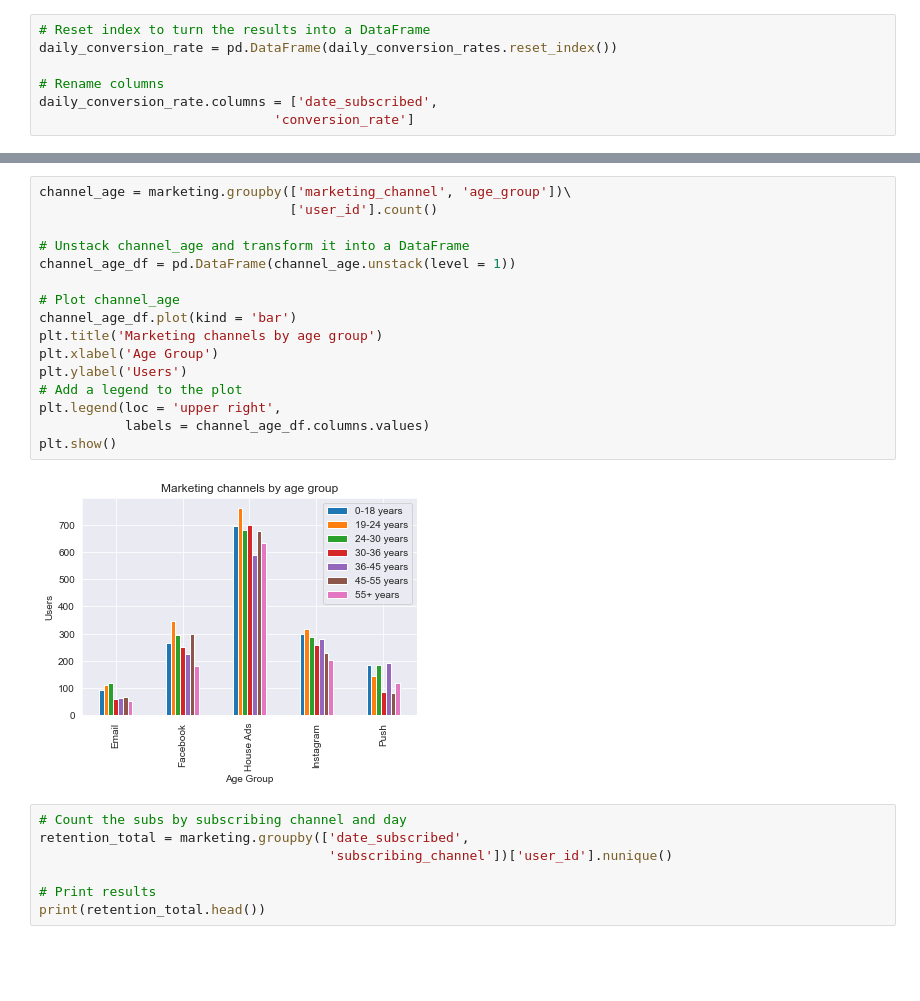
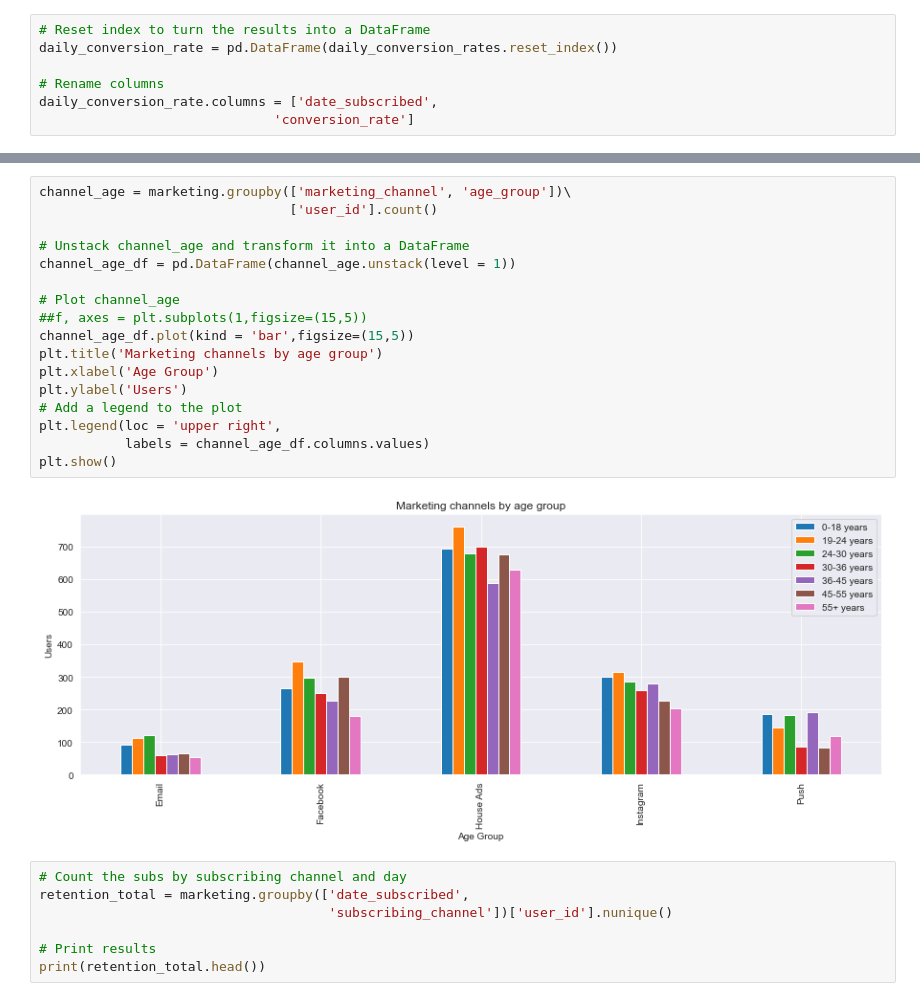
Before and after one commit to Stankevix/Marketing-Analytics-with-Python, a Jupyter notebook: Analyzing Marketing Campaigns with pandas/marketing_analysis.ipynb, the cells around one changed output, grey strips where cells are left out. Drawn from its saved outputs; the diff is of its cells as text; blank space fills up the shorter version.

```diff
--- a/Analyzing Marketing Campaigns with pandas/marketing_analysis.ipynb
+++ b/Analyzing Marketing Campaigns with pandas/marketing_analysis.ipynb
@@ -274,21 +277,22 @@ plt.show()
 # %%
 channel_age = marketing.groupby(['marketing_channel', 'age_group'])\
                                 ['user_id'].count()
 
 # Unstack channel_age and transform it into a DataFrame
 channel_age_df = pd.DataFrame(channel_age.unstack(level = 1))
 
 # Plot channel_age
-channel_age_df.plot(kind = 'bar')
+##f, axes = plt.subplots(1,figsize=(15,5))
+channel_age_df.plot(kind = 'bar',figsize=(15,5))
 plt.title('Marketing channels by age group')
 plt.xlabel('Age Group')
 plt.ylabel('Users')
 # Add a legend to the plot
 plt.legend(loc = 'upper right',
            labels = channel_age_df.columns.values)
 plt.show()
 # %% [output]
-[figure, old version]
+[figure, new version]
 # %%
 # Count the subs by subscribing channel and day
 retention_total = marketing.groupby(['date_subscribed',
```
Also changed, not shown: parts of 6 cells of this notebook, 8 other files.
